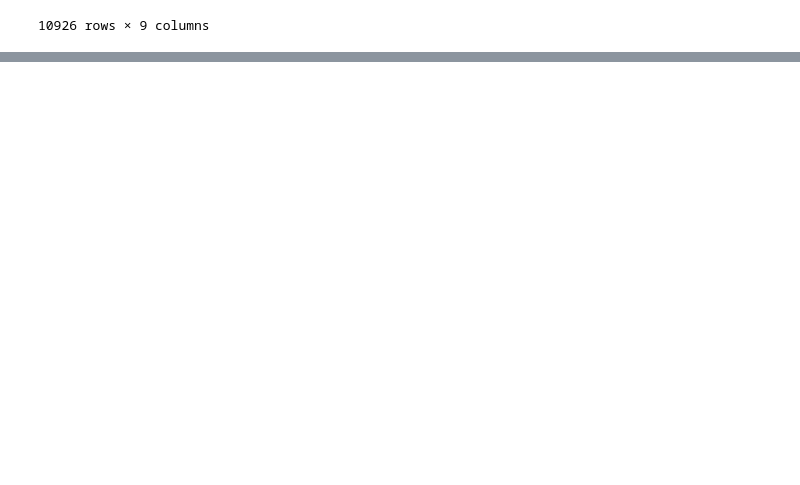
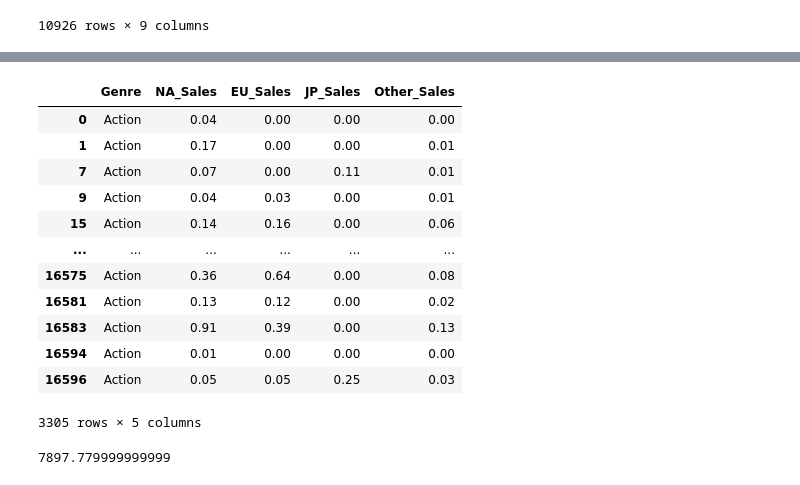
Before and after one commit to Choyoons/Choyoons, a Jupyter notebook: project.ipynb, the cells around one changed output, grey strips where cells are left out. Saved outputs shown, nothing was run; the diff lists cells and outputs as text; code cells hidden in the pictures; blank space fills up the shorter version.

```diff
--- a/project.ipynb
+++ b/project.ipynb
@@ -273,0 +371,21 @@ NameError: ignored
+# %%
+df_genre_Action = df_genre.loc[df_genre['Genre'] == 'Action']
+df_genre_Action
+# %% [output]
+|  | Genre | NA_Sales | EU_Sales | JP_Sales | Other_Sales |
+| 0 | Action | 0.04 | 0.00 | 0.00 | 0.00 |
+| 1 | Action | 0.17 | 0.00 | 0.00 | 0.01 |
+| 7 | Action | 0.07 | 0.00 | 0.11 | 0.01 |
+| 9 | Action | 0.04 | 0.03 | 0.00 | 0.01 |
+| 15 | Action | 0.14 | 0.16 | 0.00 | 0.06 |
+| ... | ... | ... | ... | ... | ... |
+| 16575 | Action | 0.36 | 0.64 | 0.00 | 0.08 |
+| 16581 | Action | 0.13 | 0.12 | 0.00 | 0.02 |
+| 16583 | Action | 0.91 | 0.39 | 0.00 | 0.13 |
+| 16594 | Action | 0.01 | 0.00 | 0.00 | 0.00 |
+| 16596 | Action | 0.05 | 0.05 | 0.25 | 0.03 |
+3305 rows × 5 columns
+# %%
+df_genre_Action['NA_Sales'].sum()
+# %% [output]
+7897.779999999999
```
Also changed, not shown: parts of 7 cells of this notebook.
